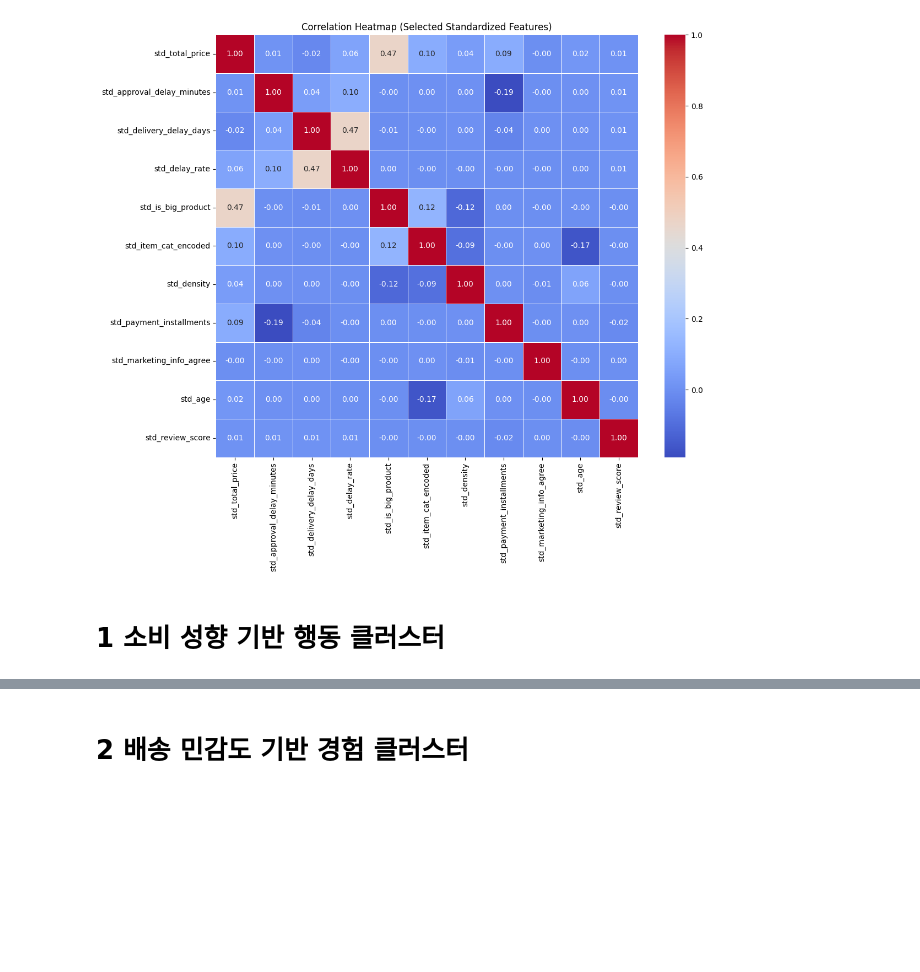
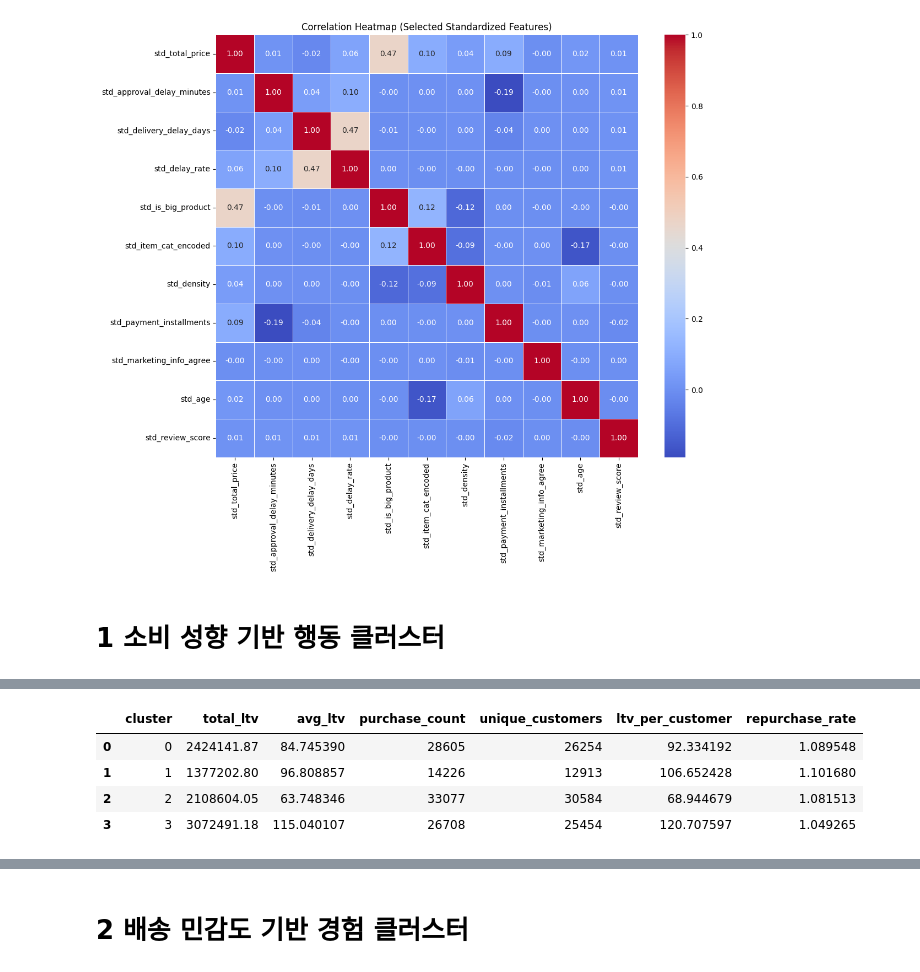
Before and after one commit to sasangkyoo/Marketing_proj, a Jupyter notebook: EDA_12_market.ipynb, the cells around one changed output, grey strips where cells are left out. Drawn from its saved outputs; the diff is of its cells as text; code cells hidden in the pictures; blank space fills up the shorter version.

```diff
--- a/EDA_12_market.ipynb
+++ b/EDA_12_market.ipynb
@@ -779,0 +760,22 @@ KeyError: 'cluster'
+# %%
+marketing_delivered['cluster'] = df_behavior['cluster'].values
+# LTV란?
+# LTV (Customer Lifetime Value, 고객 생애 가치) : 한 고객이 우리와 거래하면서 예상되는 총 수익
+ltv_df = marketing_delivered.groupby('cluster').agg(
+    total_ltv=('total_price', 'sum'),  # 총 구매 금액
+    avg_ltv=('total_price', 'mean'),   # 구매 1건당 평균 금액
+    purchase_count=('order_id', 'count'),  # 총 구매건수
+    unique_customers=('customer_id', 'nunique')  # 고객 수
+).reset_index()
+
+# 고객당 평균 LTV 및 재구매율
+ltv_df['ltv_per_customer'] = ltv_df['total_ltv'] / ltv_df['unique_customers']
+ltv_df['repurchase_rate'] = ltv_df['purchase_count'] / ltv_df['unique_customers']
+
+ltv_df
+# %% [output]
+|  | cluster | total_ltv | avg_ltv | purchase_count | unique_customers | ltv_per_customer | repurchase_rate |
+| 0 | 0 | 2424141.87 | 84.745390 | 28605 | 26254 | 92.334192 | 1.089548 |
+| 1 | 1 | 1377202.80 | 96.808857 | 14226 | 12913 | 106.652428 | 1.101680 |
+| 2 | 2 | 2108604.05 | 63.748346 | 33077 | 30584 | 68.944679 | 1.081513 |
+| 3 | 3 | 3072491.18 | 115.040107 | 26708 | 25454 | 120.707597 | 1.049265 |
```
Also changed, not shown: parts of 12 cells of this notebook.
